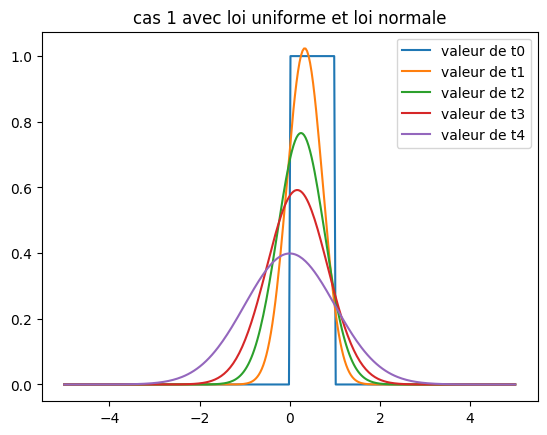
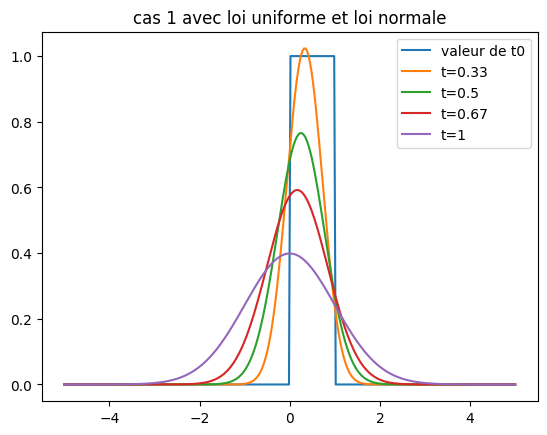
Code edit (unified diff) that turned the first committed figure into the second:
--- before
+++ after
@@ -1,19 +1,20 @@
-#on pose le x et le t test1 pour représenter la fonction
-#
 Lx=np.linspace(-5,5,300)
 Lt=[0,1/3,1/2,2/3,1]
 
-def fcas1(x0):
-    return sps.uniform.pdf(x0, loc=0, scale=1)*sps.norm.pdf((x-(1-t)*x0)/t, loc=0, scale=1)
-Ftcas1=[]
-plt.plot(Lx, sps.uniform.pdf(Lx, loc=0, scale=1),label="valeur de t"+str(0))
-for i in range(1, len(Lt)):
-    t=Lt[i]
-    Ft=[]
-    for x in Lx:
-        integrale=spi.quad(fcas1,0,1)
-        Ft.append((1/t)*integrale[0])
-    Ftcas1.append(Ft)
-    plt.plot(Lx, Ftcas1[i-1], label="valeur de t"+str(i))
-plt.legend()
-plt.title("cas 1 avec loi uniforme et loi normale")
+def va_inter(f, g, name, a=0, b=1):
+    plt.plot(Lx, f.pdf(Lx),label="valeur de t"+str(0))
+    for t in Lt[1:]:
+        integrale, _ = spi.quad_vec(lambda x0: f.pdf(x0)*g.pdf((Lx-(1-t)*x0)/t), a, b)
+        res = (1/t) * integrale
+        plt.plot(Lx, res, label="t=" + str(round(t, 2)))
+    plt.legend()
+    plt.title(name)
+    plt.show()
+
+    
+va_inter(uniform, norm, "cas 1 avec loi uniforme et loi normale")
+
+va_inter(uniform, uniform(loc=-1, scale=2), "cas 2 avec deux lois uniformes")
+
+Lx=np.linspace(-3,7,300)
+va_inter(norm(loc=0, scale=0.5), norm(loc=2, scale=2), "cas 3 avec deux lois normales", a=-np.inf, b=+np.inf)

Commit: compressed python code